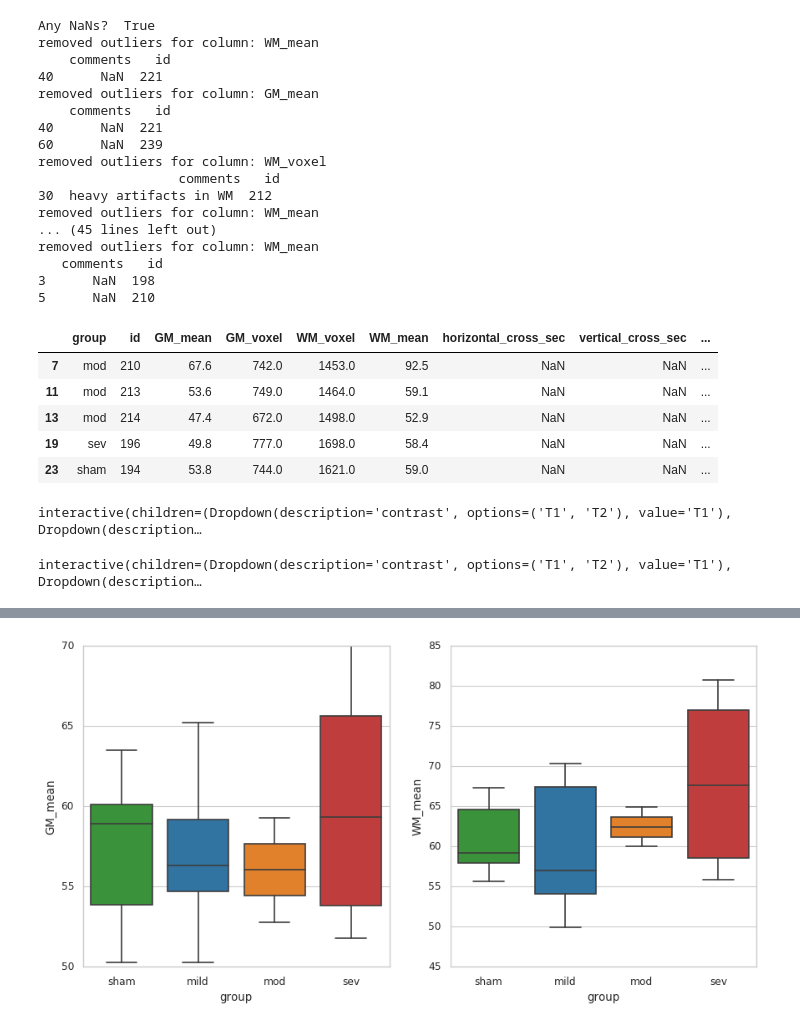
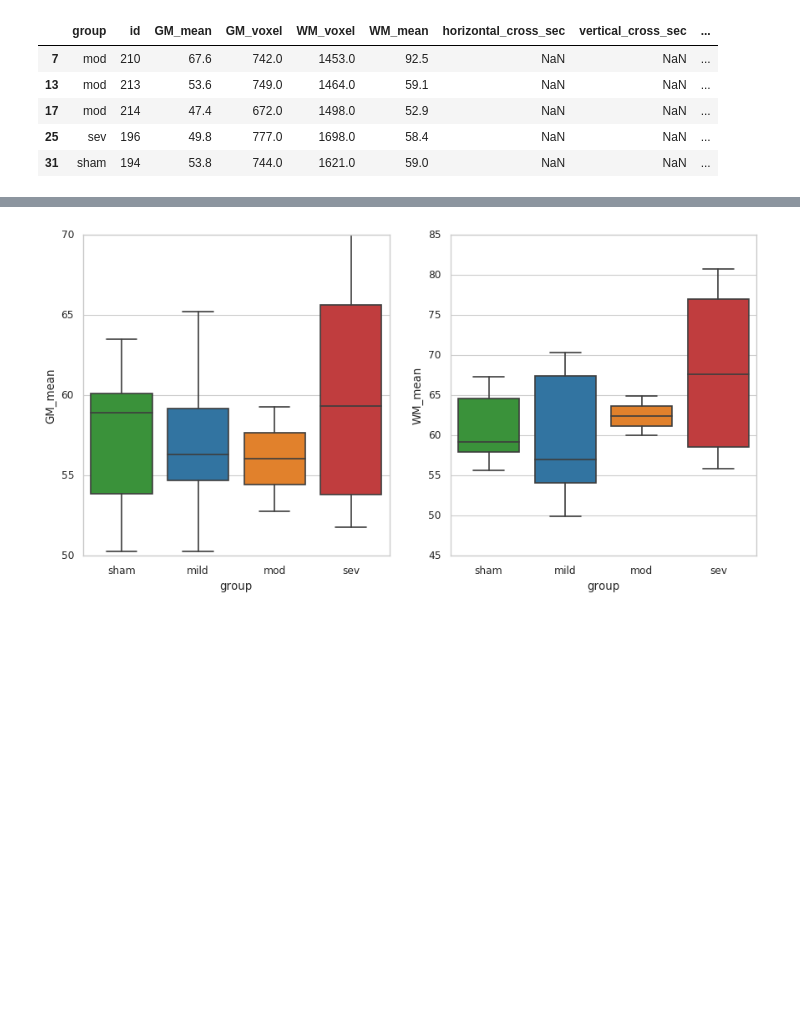
Before and after one commit to felixsc1/SpinalCord, a Jupyter notebook: Notebooks/Analysis.ipynb, the cells around one changed output, grey strips where cells are left out. Drawn from its saved outputs; the diff is of its cells as text; code cells hidden in the pictures; blank space fills up the shorter version.

```diff
--- a/Notebooks/Analysis.ipynb
+++ b/Notebooks/Analysis.ipynb
@@ -68,95 +74,33 @@ Index(['location_estimate', 'slice_number', 'horizontal_cross_sec',
 # %%
-# New: load multiple contrasts and segments at once.
+# more data rearrangement and cleanup
+# Bad practice below to use dictionary instead of one table in long format (as I later did for DTI data)
 
-def nested_dict(n, type):
-    if n == 1:
-        return defaultdict(type)
-    else:
-        return defaultdict(lambda: nested_dict(n-1, type))
-
-
-
-alldata = nested_dict(2, float) # see: https://stackoverflow.com/questions/29348345/declaring-a-multi-dimensional-dictionary-in-python
+alldata = r.nested_dict(2, float)
 contrasts = ['T1','T2']
-segments = ['C6','T6']
+segments = ['C6','T3','T6']
 for contrast in contrasts:
     for segment in segments:
         alldata[contrast][segment] = []
 
 # Select columns of general interest for analysis
 columns = ['group', 'id', 'GM_mean','GM_voxel','WM_voxel','WM_mean',
            'horizontal_cross_sec', 'vertical_cross_sec',
            'BBB_day1','BBB_day84']
 
 testcols = ['WM_mean', 'GM_mean', 'WM_voxel', 'WM_mean'] # for which columns should outliers be removed/replaced by NaN?
 
 
 for contrast in contrasts:
     for segment in segments:
-        _temp = r.contrast_segment_selection_str(df, contrast, segment, columns)
+        _temp = r.contrast_segment_selection_str(RX, contrast, segment, columns)
         alldata[contrast][segment] = r.outlier_removal(_temp, df, testcols, SD_cutoff=2)
 
 
-#
-
 alldata['T2']['C6'].head()
 # %% [output]
-Any NaNs?  True
-removed outliers for column: WM_mean
-    comments   id
-40      NaN  221
-removed outliers for column: GM_mean
-    comments   id
-40      NaN  221
-60      NaN  239
-removed outliers for column: WM_voxel
-                  comments   id
-30  heavy artifacts in WM  212
-removed outliers for column: WM_mean
-... (45 lines left out)
-removed outliers for column: WM_mean
-   comments   id
-3      NaN  198
-5      NaN  210
 |  | group | id | GM_mean | GM_voxel | WM_voxel | WM_mean | horizontal_cross_sec | vertical_cross_sec | ... |
 | 7 | mod | 210 | 67.6 | 742.0 | 1453.0 | 92.5 | NaN | NaN | ... |
-| 11 | mod | 213 | 53.6 | 749.0 | 1464.0 | 59.1 | NaN | NaN | ... |
-| 13 | mod | 214 | 47.4 | 672.0 | 1498.0 | 52.9 | NaN | NaN | ... |
-| 19 | sev | 196 | 49.8 | 777.0 | 1698.0 | 58.4 | NaN | NaN | ... |
-| 23 | sham | 194 | 53.8 | 744.0 | 1621.0 | 59.0 | NaN | NaN | ... |
+| 13 | mod | 213 | 53.6 | 749.0 | 1464.0 | 59.1 | NaN | NaN | ... |
+| 17 | mod | 214 | 47.4 | 672.0 | 1498.0 | 52.9 | NaN | NaN | ... |
+| 25 | sev | 196 | 49.8 | 777.0 | 1698.0 | 58.4 | NaN | NaN | ... |
+| 31 | sham | 194 | 53.8 | 744.0 | 1621.0 | 59.0 | NaN | NaN | ... |
-# %%
-# BBB vs. parameters, interactive version NEW.
-
-import scipy.stats as stats
-
-from ipywidgets import interact, fixed
-import warnings
-
-sns.set(style="ticks", font_scale=1.2)
-
-def jointplot_corr(dfall, contrast, segment, x, y):
-    """
-    x and y are two columns within df.
-    """
-    warnings.filterwarnings("ignore")
-    df = dfall[contrast][segment]
-    try:
-        g = sns.jointplot(x, y, data=df, kind="reg", color="b", height=7,
-                       xlim=(np.round(0.95*df[x].min()-1), 1.05*df[x].max()+1),
-                       ylim=(np.round(0.95*df[y].min()-1), 1.05*df[y].max()+1))
-#                         .set_axis_labels("x", "y")) #add ( at beginning (sns...
-        g.annotate(stats.pearsonr)
-#     plt.show()
-
-    except TypeError:
-        print('column selection invalid')
-
-ii1 = interact(jointplot_corr, dfall=fixed(alldata), contrast=contrasts,
-         segment=segments, x=columns[2:], y=columns[2:]);
-
-ii2 = interact(jointplot_corr, dfall=fixed(alldata), contrast=contrasts,
-         segment=segments, x=columns[2:], y=columns[2:]);
-# alldata[contrast][segment]
-# %% [output]
-interactive(children=(Dropdown(description='contrast', options=('T1', 'T2'), value='T1'), Dropdown(description…
-interactive(children=(Dropdown(description='contrast', options=('T1', 'T2'), value='T1'), Dropdown(description…
```
Also changed, not shown: parts of 18 cells of this notebook, 2 other files.
